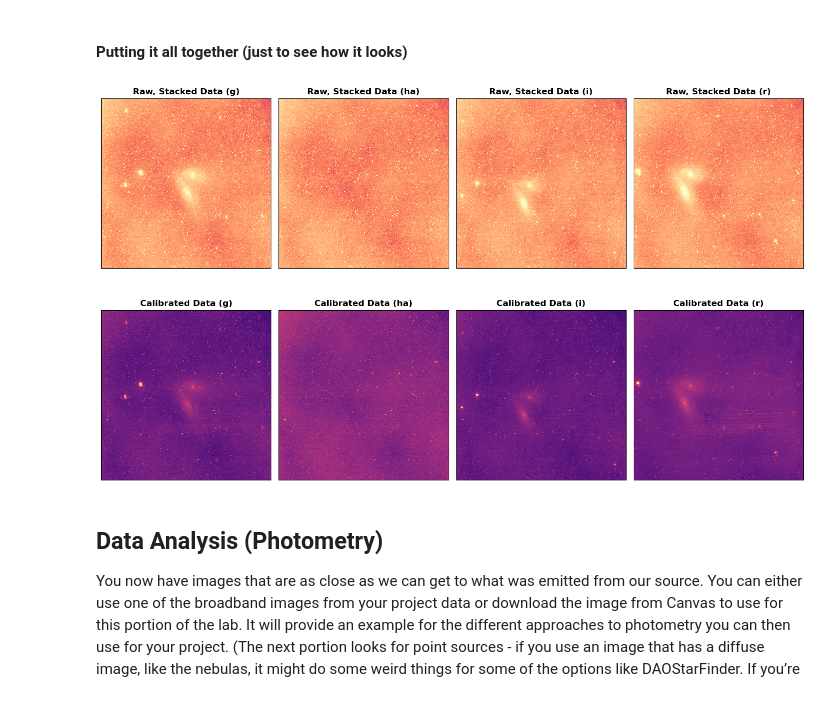
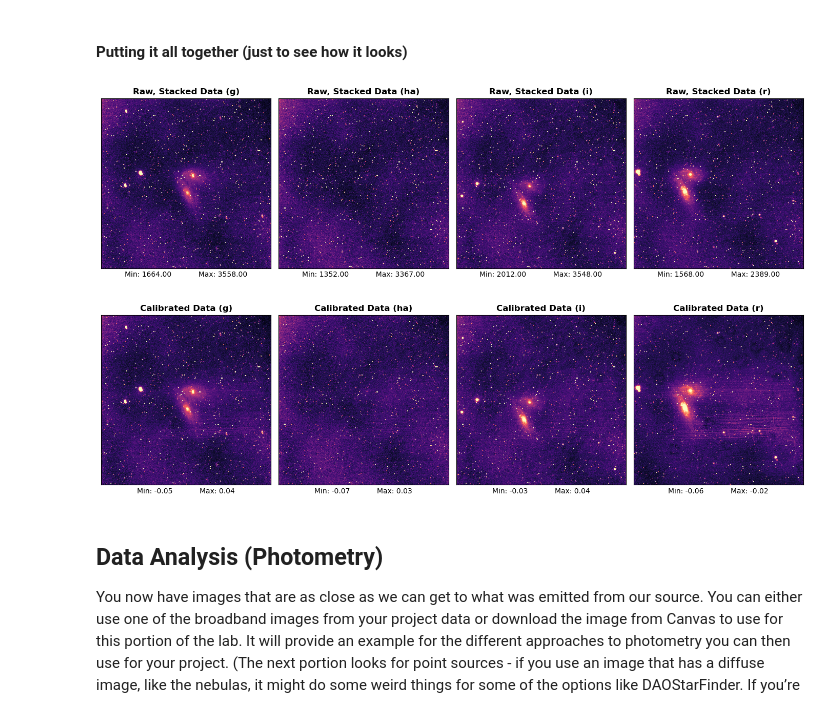
Before and after one commit to emmabacarra/Astr-480, a Jupyter notebook: Lab 4 - Data Reduction & Photometry/lab4.ipynb, the cells around one changed output. Saved outputs shown, nothing was run; the diff lists cells and outputs as text; code cells hidden in the pictures.

```diff
--- a/Lab 4 - Data Reduction & Photometry/lab4.ipynb
+++ b/Lab 4 - Data Reduction & Photometry/lab4.ipynb
@@ -149,32 +149,34 @@ ngc_r = fits.open('../../Interacting Galaxies Project/NGC 4567/combo_r.fits')[0]
 # %%
 # for a 4x2 grid, swap the rows and columns, figsize, and the axs indices
 fig, axs = plt.subplots(2, 4, figsize=(14, 9))
 
 filters = ['g', 'ha', 'i', 'r']
 ngc_data = [ngc_g, ngc_ha, ngc_i, ngc_r]
 
 for i, (filter, data) in enumerate(zip(filters, ngc_data)):
     # Raw data
-    vis_vmin, vis_vmax = np.percentile(data, [1, 99])
-    norm = vis.ImageNormalize(data, vmin=vis_vmin, vmax=vis_vmax, interval=vis.ZScaleInterval(), stretch=vis.LogStretch())
+    vis_vmin, vis_vmax = np.percentile(data, [1, 99.6])
+    axs[0, i].set_xlabel(f'Min: {vis_vmin:.2f}            Max: {vis_vmax:.2f}')
+    norm = vis.ImageNormalize(data, vmin=vis_vmin, vmax=vis_vmax, interval=vis.ZScaleInterval(), stretch=vis.LinearStretch())
     axs[0, i].imshow(data, cmap='magma', norm=norm, interpolation='hermite')
     axs[0, i].set_title(f'Raw, Stacked Data ({filter})', weight='bold')
     axs[0, i].set_xticks([])
     axs[0, i].set_yticks([])
 
     # Calibrated data
-    calibrated_data = (data - bias - dark) / norm_flat[filter]
-    vis_vmin, vis_vmax = np.percentile(calibrated_data, [0.01, 99.99])
-    norm = vis.ImageNormalize(calibrated_data, vmin=vis_vmin, vmax=vis_vmax, interval=vis.ZScaleInterval(), stretch=vis.LogStretch())
+    calibrated_data = ((data - bias - dark) / norm_flat[filter]) #+ (norm_flat[filter]**-1)
+    vis_vmin, vis_vmax = np.percentile(calibrated_data, [1, 99.6])
+    norm = vis.ImageNormalize(calibrated_data, vmin=vis_vmin, vmax=vis_vmax, interval=vis.ZScaleInterval(), stretch=vis.LinearStretch())
     axs[1, i].imshow(calibrated_data, cmap='magma', norm=norm, interpolation='hermite')
     axs[1, i].set_title(f'Calibrated Data ({filter})', weight='bold')
+    axs[1, i].set_xlabel(f'Min: {vis_vmin:.2f}            Max: {vis_vmax:.2f}')
     axs[1, i].set_xticks([])
     axs[1, i].set_yticks([])
 
 plt.tight_layout()
 plt.show()
 # %% [output]
-[figure, old version]
+[figure, new version]
 # %% [markdown]
 ## <b>Data Analysis (Photometry)</b>
 
```
